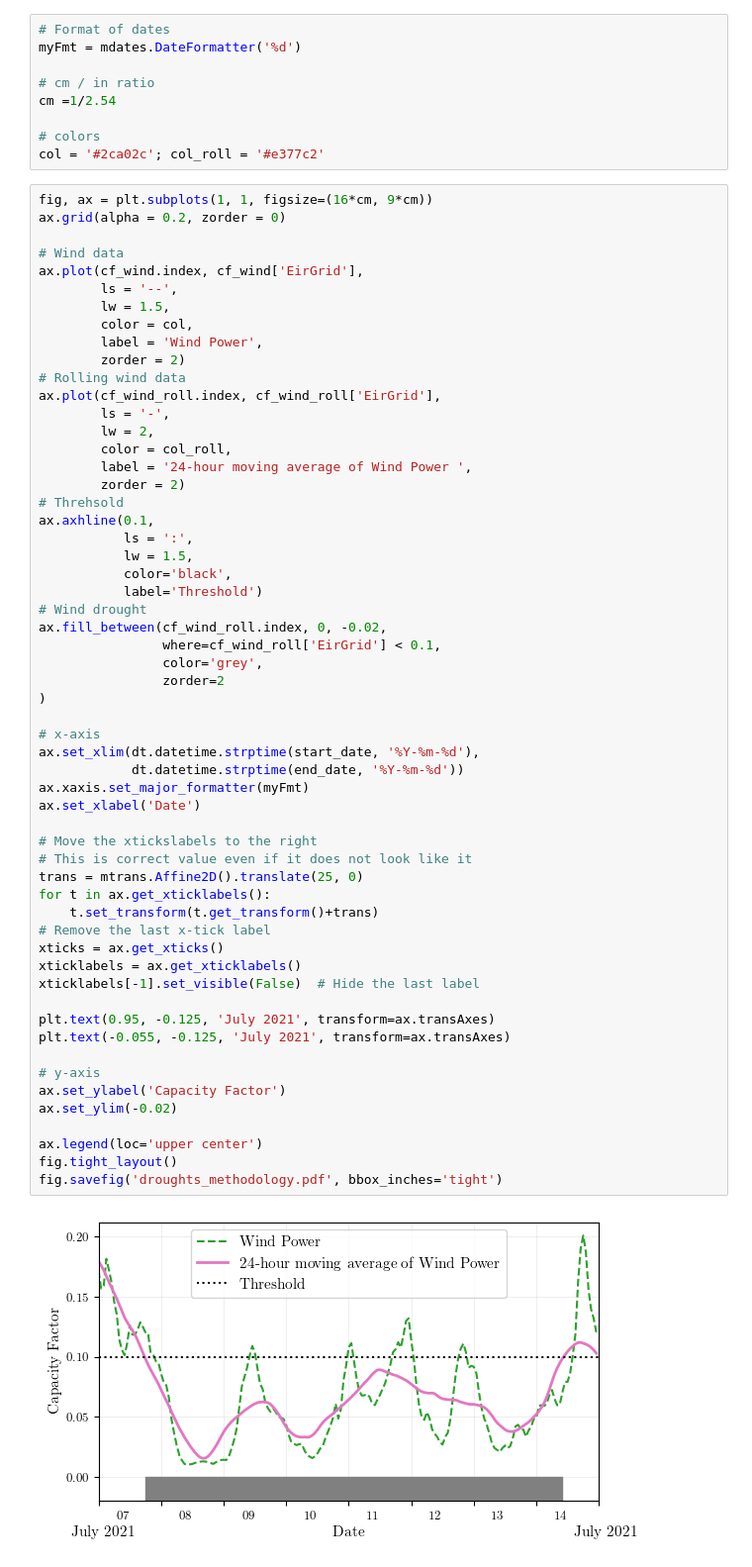
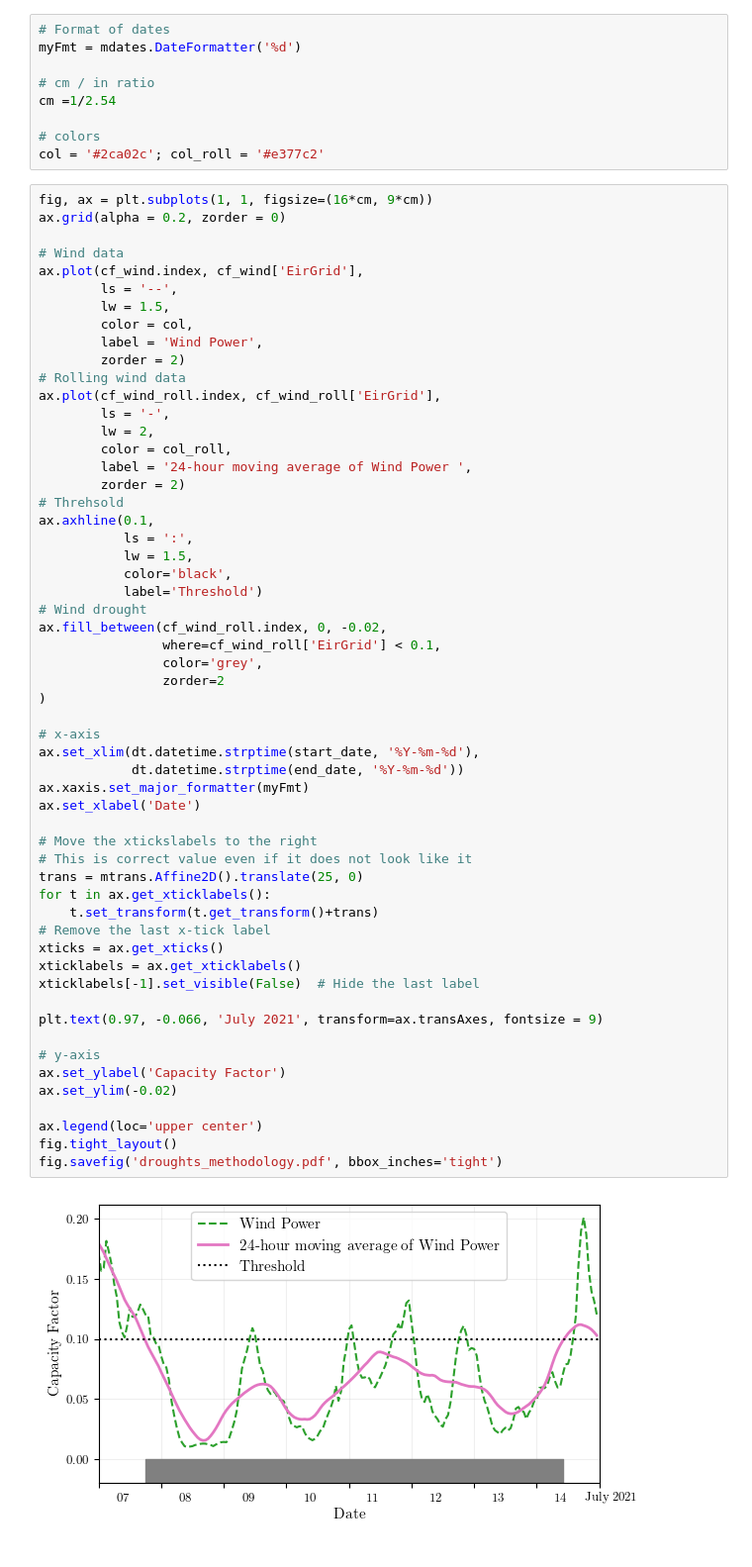
Before and after one commit to BorisM202/RES_droughts, a Jupyter notebook: Scripts/droughts_methodology.ipynb, the cells around one changed output. Shown at 99% size. Saved outputs shown, nothing was run; the diff lists cells and outputs as text.

```diff
--- a/Scripts/droughts_methodology.ipynb
+++ b/Scripts/droughts_methodology.ipynb
@@ -84,33 +84,32 @@ ax.fill_between(cf_wind_roll.index, 0, -0.02,
                 where=cf_wind_roll['EirGrid'] < 0.1,
                 color='grey',
                 zorder=2
 )
 
 # x-axis
 ax.set_xlim(dt.datetime.strptime(start_date, '%Y-%m-%d'),
             dt.datetime.strptime(end_date, '%Y-%m-%d'))
 ax.xaxis.set_major_formatter(myFmt)
 ax.set_xlabel('Date')
 
 # Move the xtickslabels to the right
 # This is correct value even if it does not look like it
 trans = mtrans.Affine2D().translate(25, 0)
 for t in ax.get_xticklabels():
     t.set_transform(t.get_transform()+trans)
 # Remove the last x-tick label
 xticks = ax.get_xticks()
 xticklabels = ax.get_xticklabels()
 xticklabels[-1].set_visible(False)  # Hide the last label
 
-plt.text(0.95, -0.125, 'July 2021', transform=ax.transAxes)
-plt.text(-0.055, -0.125, 'July 2021', transform=ax.transAxes)
+plt.text(0.97, -0.066, 'July 2021', transform=ax.transAxes, fontsize = 9)
 
 # y-axis
 ax.set_ylabel('Capacity Factor')
 ax.set_ylim(-0.02)
 
 ax.legend(loc='upper center')
 fig.tight_layout()
 fig.savefig('droughts_methodology.pdf', bbox_inches='tight')
 # %% [output]
-[figure, old version]
+[figure, new version]
```
Also changed, not shown: 8 other files.
